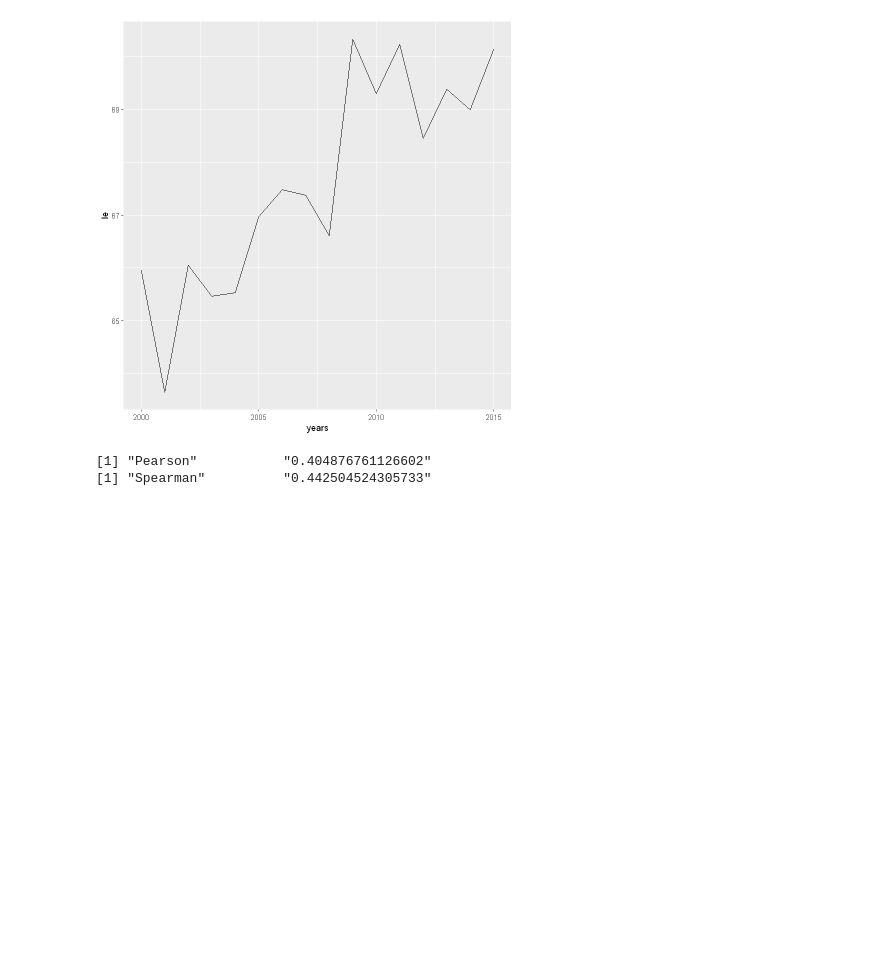
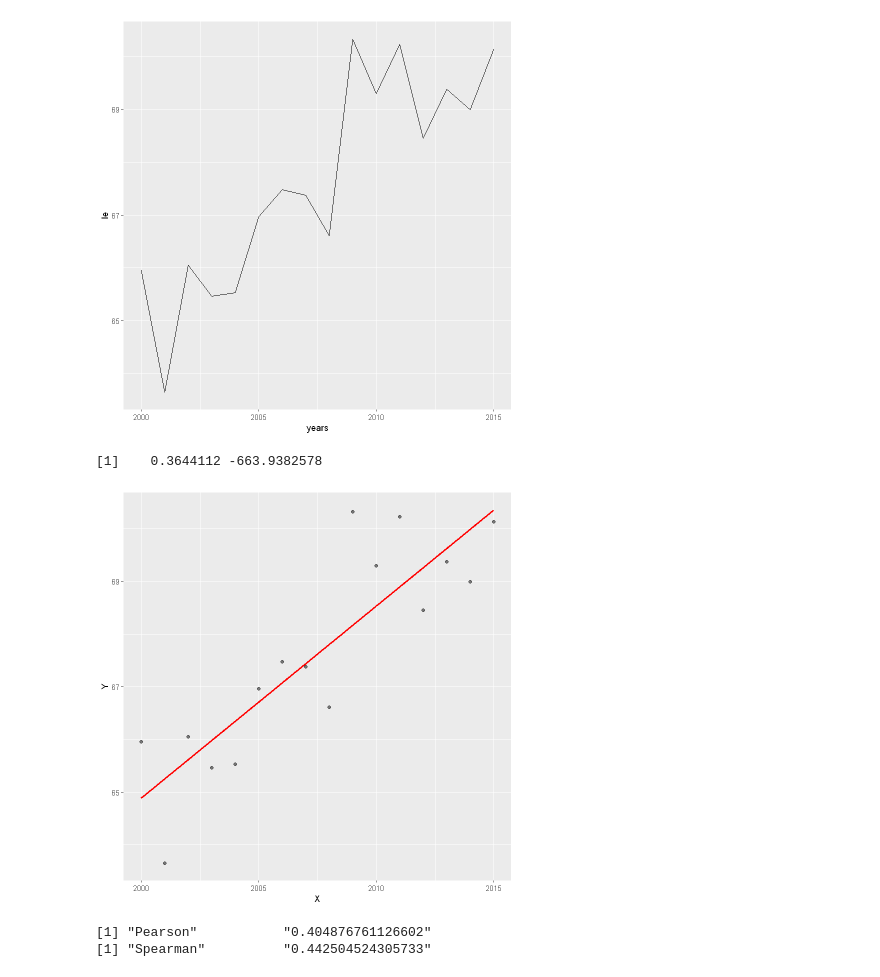
Before and after one commit to Szymex49/What_affects_life_expectancy-statistical_analysis, a Jupyter notebook: Malec.ipynb, the cells around one changed output. Cells and saved outputs as stored; diff of their text form; code cells hidden in the pictures; blank space fills up the shorter version.

```diff
--- a/Malec.ipynb
+++ b/Malec.ipynb
@@ -8,10 +5,12 @@ Warning message:
 # %%
-analysis <- function(X, Y){
+analysis <- function(X, Y, display_plot=TRUE){
     spearman <- cor(X, Y, use="pairwise.complete.obs", method="spearman")
     pearson <- cor(X, Y, use="pairwise.complete.obs", method="pearson")
     print(c("Pearson", pearson))
     print(c("Spearman", spearman))
-    ggplot() + geom_point(aes(x=X, y=Y))
+    if (display_plot) {
+        ggplot() + geom_point(aes(x=X, y=Y))
+    }
 }
 
 regression <- function(X, Y, display_plot=TRUE){
@@ -25,7 +24,7 @@ regression <- function(X, Y, display_plot=TRUE){
         xs <- seq(min(X), max(X), 0.01)
         plt <- ggplot() +
             geom_point(aes(x=X, y=Y), alpha=0.5) +
-            geom_line(aes(x = xs, y = a * xs + b), size=1, col="red")
+            geom_line(aes(x = xs, y = a * xs + b), linewidth=1, col="red")
             show(plt)
     }
 
@@ -90,6 +89,11 @@ for (y in years) {
 ggplot() + geom_line(aes(x=years, y=le))
 # %% [output]
 [figure]
+# %%
+regression(years, le)
+# %% [output]
+[1]    0.3644112 -663.9382578
+[figure, added]
 # %%
 analysis(data$alcohol, data$life_expectancy)
 # %% [output]
```
Also changed, not shown: parts of 12 cells of this notebook.
